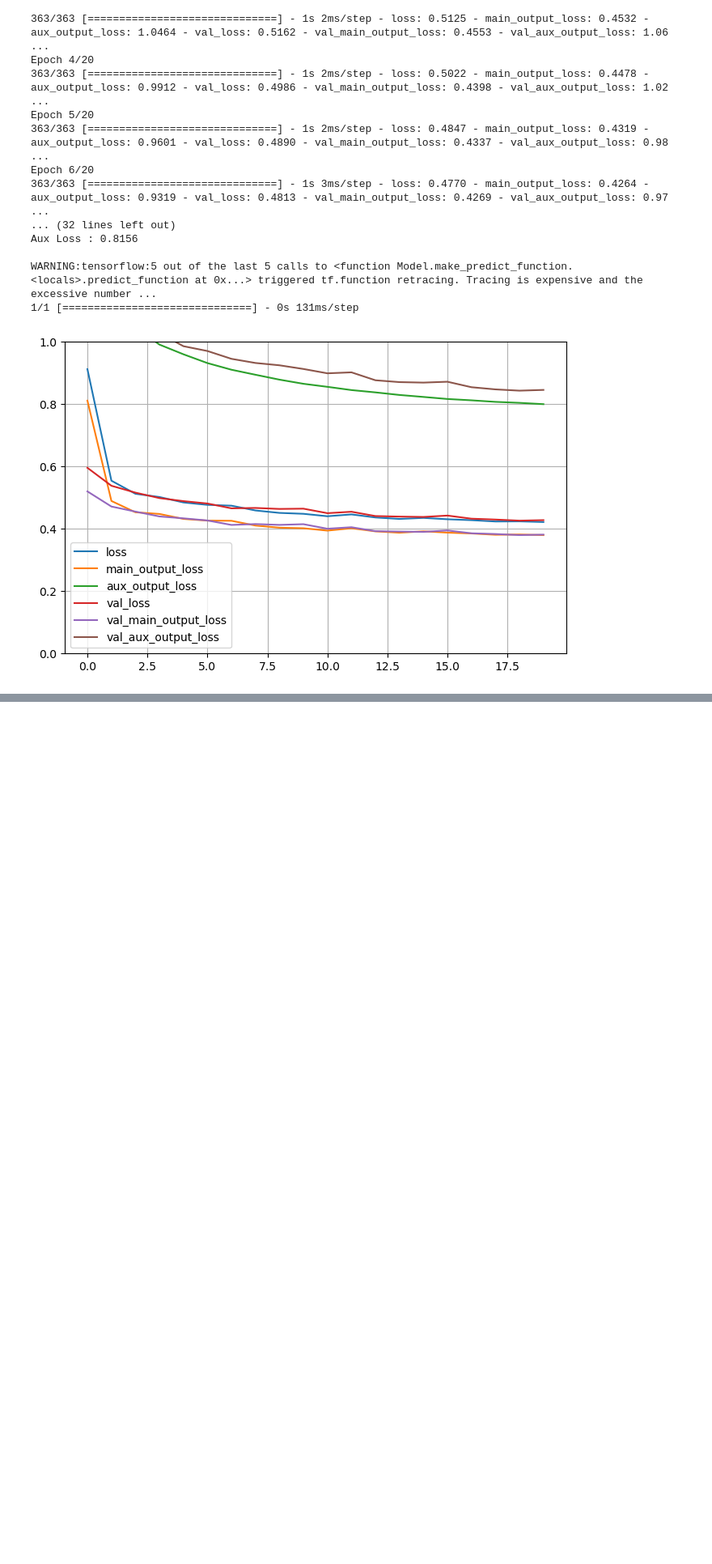
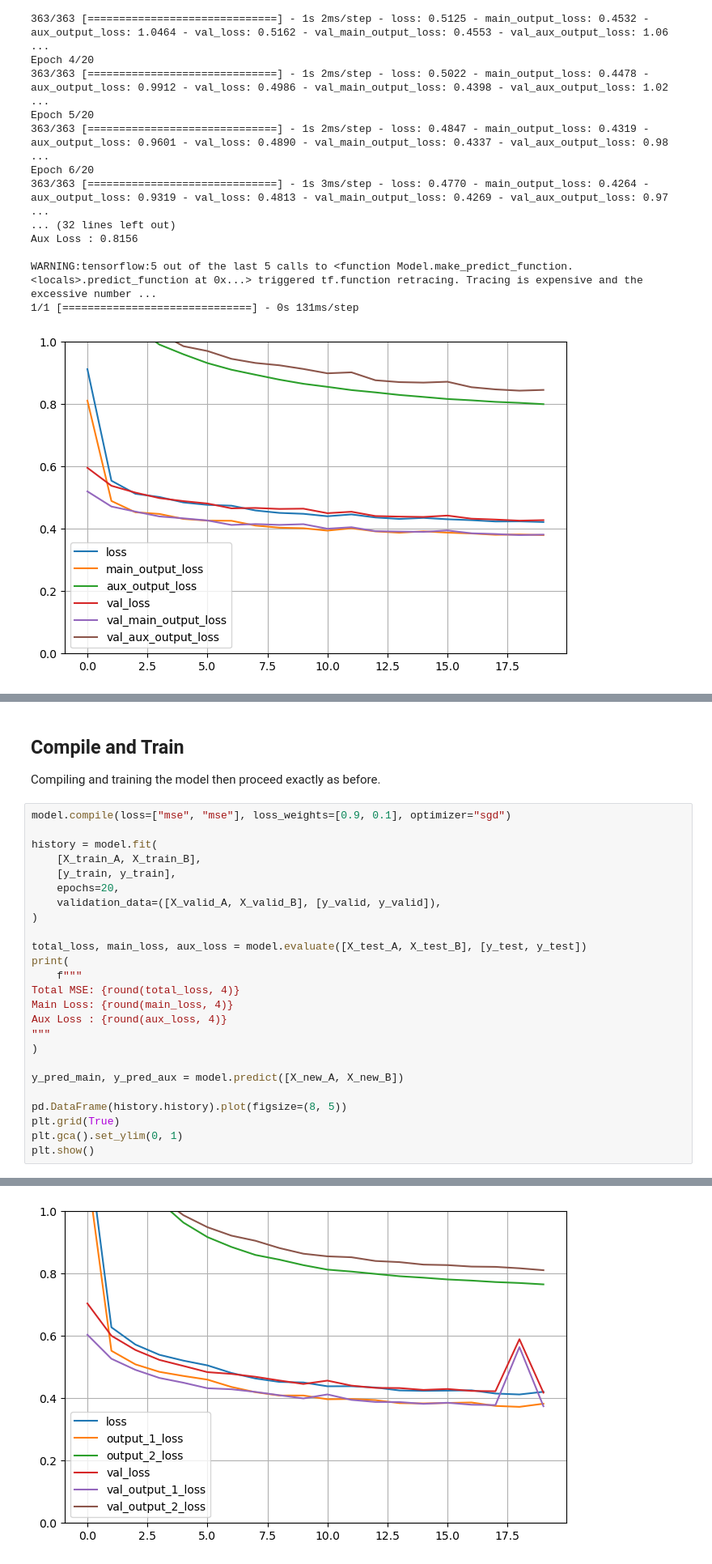
Before and after one commit to mcnewcp/book-geron-ml-sklearn-keras-tensorflow, a Jupyter notebook: 10-intro-ann-keras.ipynb, the cells around one changed output, grey strips where cells are left out. Shown at 81% size. Cells and saved outputs as stored; diff of their text form; blank space fills up the shorter version.

```diff
--- a/10-intro-ann-keras.ipynb
+++ b/10-intro-ann-keras.ipynb
@@ -526 +529,31 @@ class WideAndDeepModel(keras.Model):
 model = WideAndDeepModel()
+# %% [markdown]
+## Compile and Train
+
+Compiling and training the model then proceed exactly as before.
+# %%
+model.compile(loss=["mse", "mse"], loss_weights=[0.9, 0.1], optimizer="sgd")
+
+history = model.fit(
+    [X_train_A, X_train_B],
+    [y_train, y_train],
+    epochs=20,
+    validation_data=([X_valid_A, X_valid_B], [y_valid, y_valid]),
+)
+
+total_loss, main_loss, aux_loss = model.evaluate([X_test_A, X_test_B], [y_test, y_test])
+print(
+    f"""
+Total MSE: {round(total_loss, 4)}
+Main Loss: {round(main_loss, 4)}
+Aux Loss : {round(aux_loss, 4)}
+"""
+)
+
+y_pred_main, y_pred_aux = model.predict([X_new_A, X_new_B])
+
+pd.DataFrame(history.history).plot(figsize=(8, 5))
+plt.grid(True)
+plt.gca().set_ylim(0, 1)
+plt.show()
+# %% [output]
@@ -526,0 +577 @@ model = WideAndDeepModel()
+[figure, added]
```
Also changed, not shown: parts of 5 cells of this notebook.
